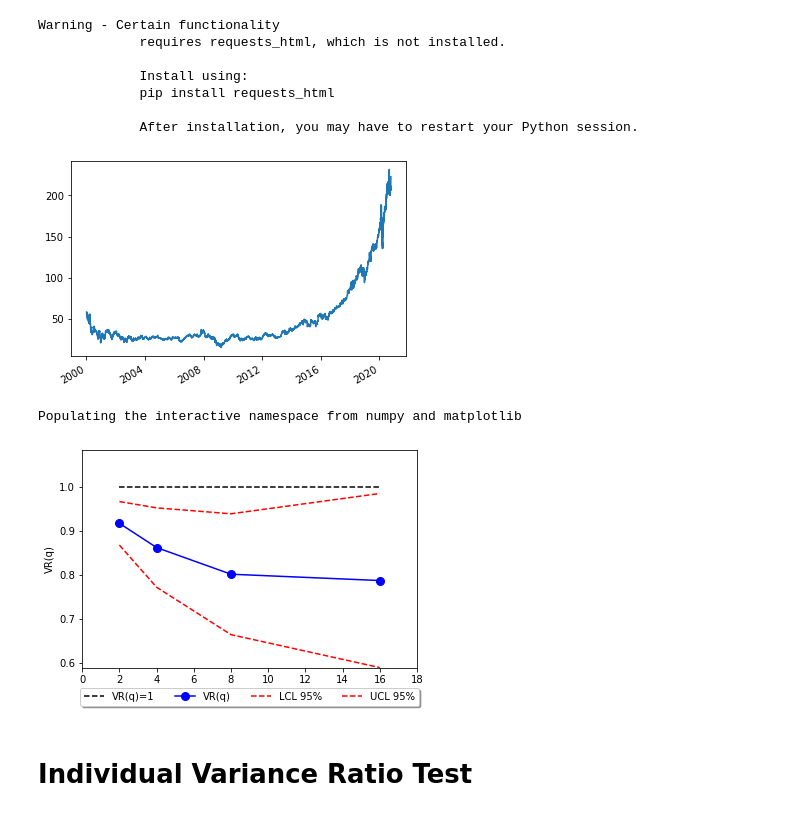
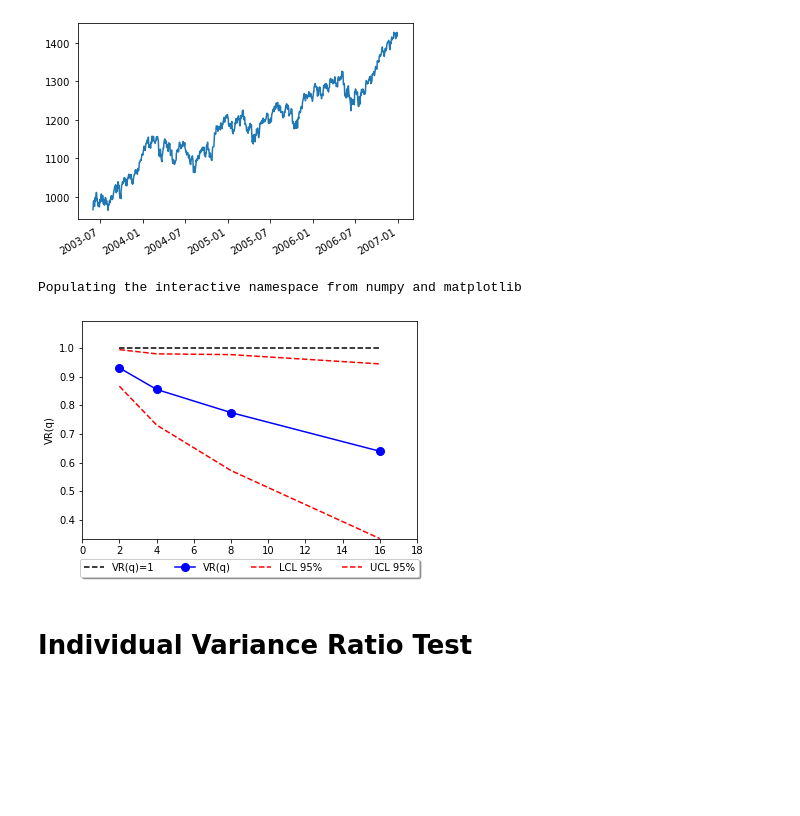
Before and after one commit to mihaelapatrascu/MFM, a Jupyter notebook: Ch_02/MFM_VR_Test.ipynb, the cells around one changed output. Cells and saved outputs as stored; diff of their text form; code cells hidden in the pictures; blank space fills up the shorter version.

```diff
--- a/Ch_02/MFM_VR_Test.ipynb
+++ b/Ch_02/MFM_VR_Test.ipynb
@@ -1,38 +1,31 @@
 # %%
 import warnings
 warnings.simplefilter("ignore")
 
 import pandas as pd
 import scipy.stats as stat
 
 import datetime
 import numpy as np
 
 
 from yahoo_fin.stock_info import *
 
-# We will look at stock prices over the past year, starting at January 1, 2016
-start = datetime.datetime(2000,1,1)
-end = datetime.date.today()
+# We will look at stock prices
+start = datetime.datetime(2003,6,1)
+end = datetime.datetime(2007,1,1)
 
 
 
 
-stock = get_data('msft' , start_date = start, end_date = end)
+stock = get_data('^gspc' , start_date = start, end_date = end)
 
 stock.head()
 
 stock["close"].plot(grid = False) # Plot the adjusted closing price
 close = pd.DataFrame(stock["close"])
 # %% [output]
-Warning - Certain functionality
-             requires requests_html, which is not installed.
-
-             Install using:
-             pip install requests_html
-
-             After installation, you may have to restart your Python session.
-[figure, old version]
+[figure, new version]
 # %%
 
 vrt = []
@@ -111,7 +104,7 @@ plt.legend(loc='upper center', bbox_to_anchor=(0.5, -0.07),fancybox=True, shadow
 plt.show()
 # %% [output]
 Populating the interactive namespace from numpy and matplotlib
-[figure, old version]
+[figure, new version]
 # %% [markdown]
 # Individual Variance Ratio Test
 # %%
```
Also changed, not shown: parts of 3 cells of this notebook.
